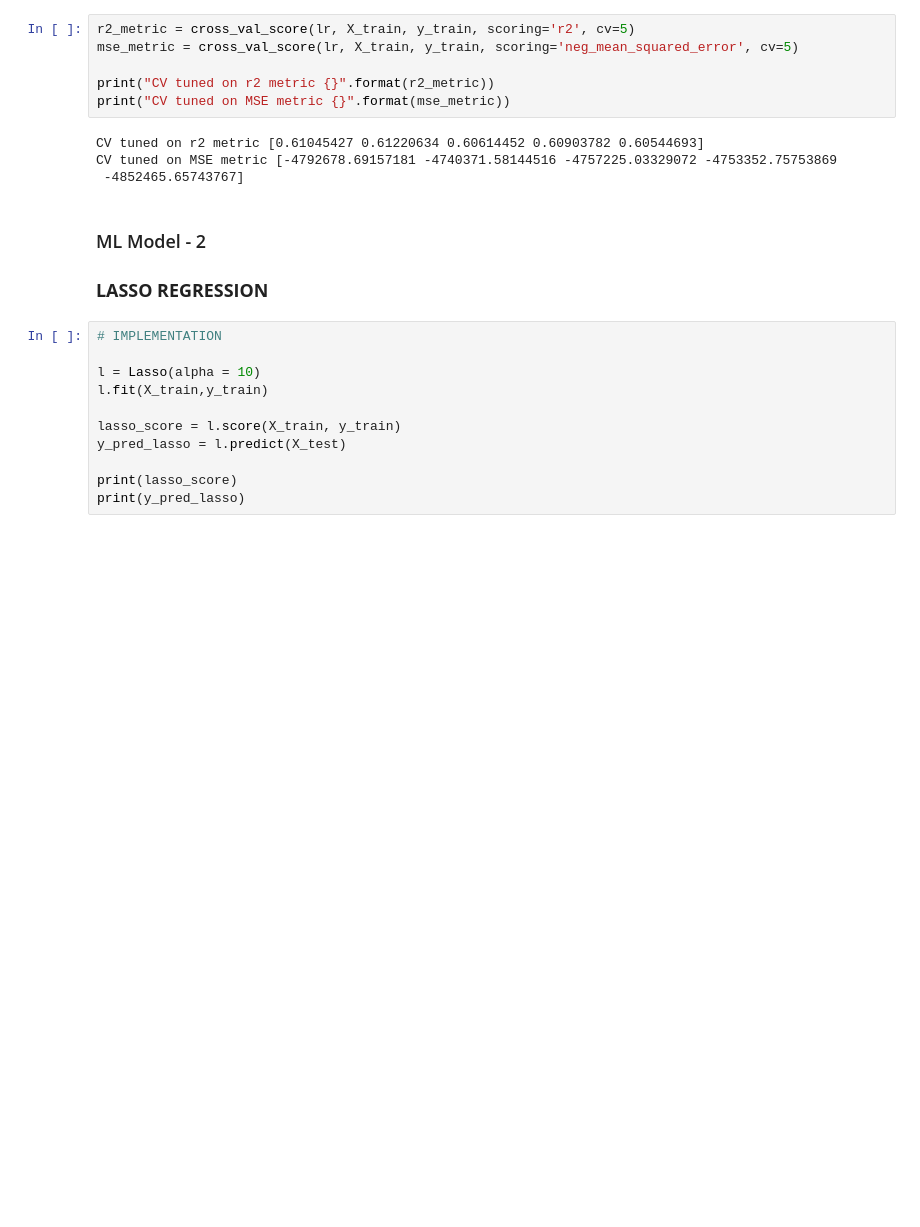
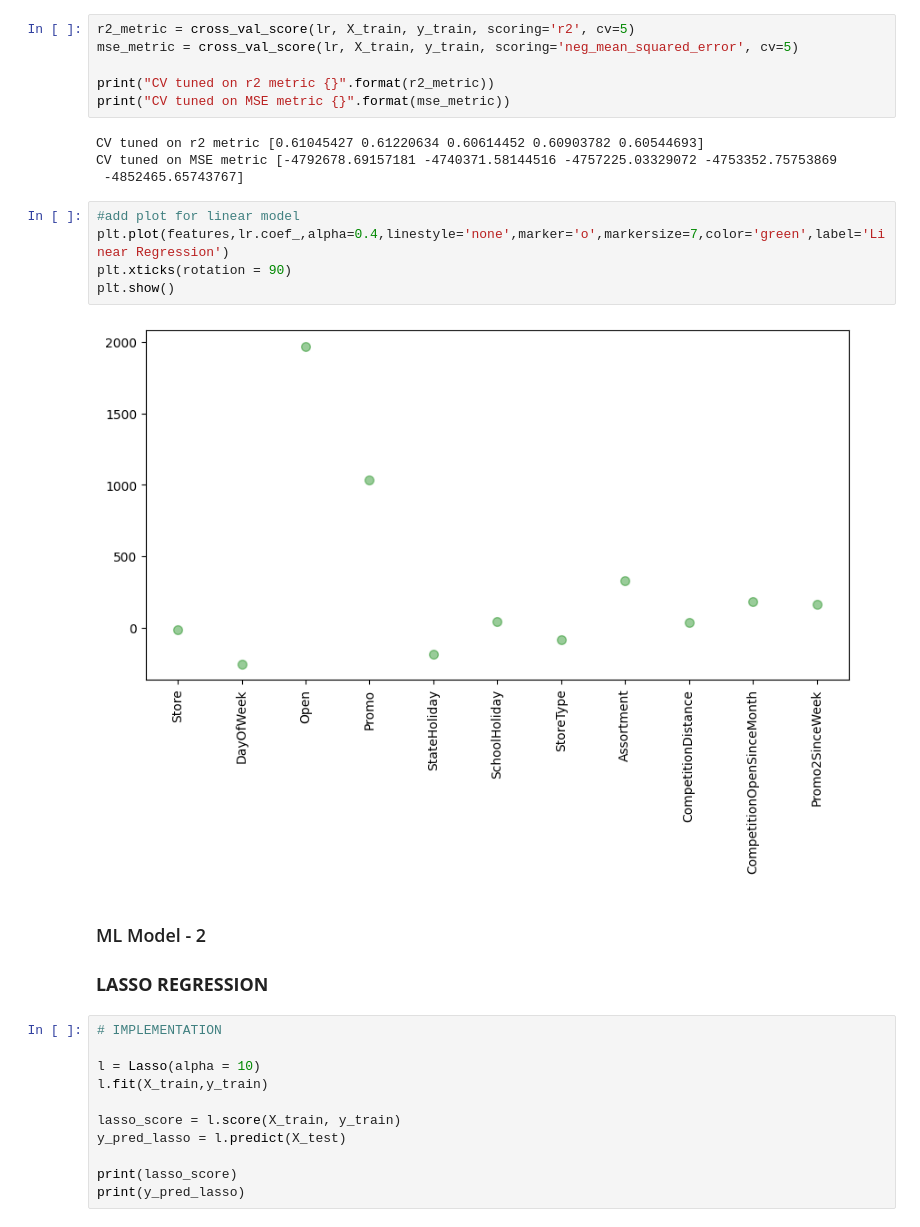
Before and after one commit to Adeeba27/CP---2-Retail-Sales-Prediction, a Jupyter notebook: CP_2_|_Retail_Sales_Prediction.ipynb, the cells around one changed output. Saved outputs shown, nothing was run; the diff lists cells and outputs as text; blank space fills up the shorter version.

```diff
--- a/CP_2_|_Retail_Sales_Prediction.ipynb
+++ b/CP_2_|_Retail_Sales_Prediction.ipynb
@@ -1086,6 +1088,13 @@ print("CV tuned on MSE metric {}".format(mse_metric))
 CV tuned on r2 metric [0.61045427 0.61220634 0.60614452 0.60903782 0.60544693]
 CV tuned on MSE metric [-4792678.69157181 -4740371.58144516 -4757225.03329072 -4753352.75753869
  -4852465.65743767]
+# %%
+#add plot for linear model
+plt.plot(features,lr.coef_,alpha=0.4,linestyle='none',marker='o',markersize=7,color='green',label='Linear Regression')
+plt.xticks(rotation = 90)
+plt.show()
+# %% [output]
+[figure, added]
 # %% [markdown]
 ### ML Model - 2
 ### **LASSO REGRESSION**
```
Also changed, not shown: parts of 38 cells of this notebook.
